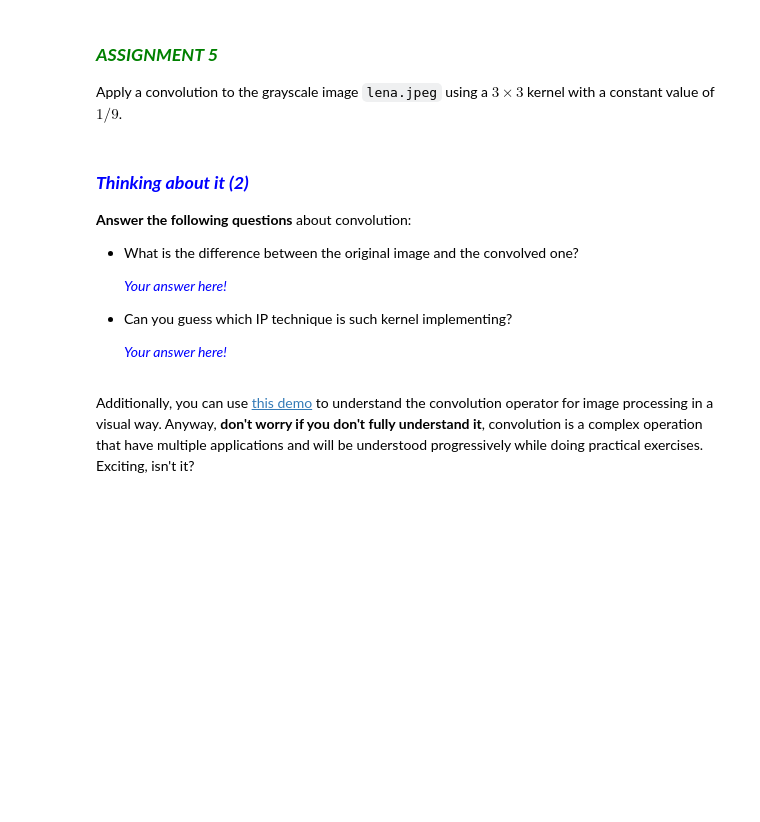
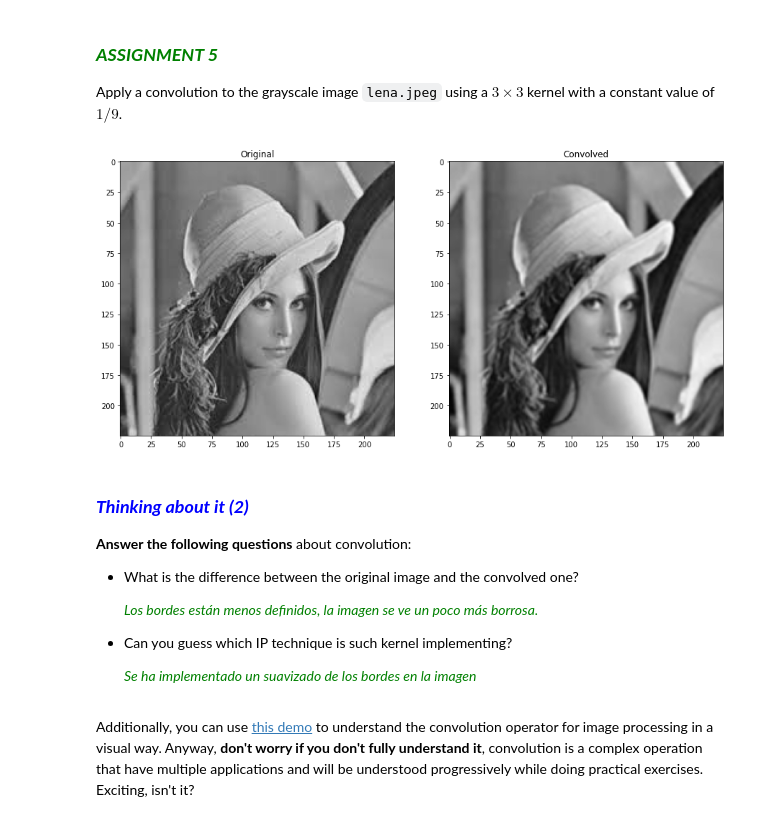
Before and after one commit to jxtaaa/uma_cv_2022, a Jupyter notebook: Chapter 02. Image processing/2.1 IP tools.ipynb, the cells around one changed output. Cells and saved outputs as stored; diff of their text form; code cells hidden in the pictures; blank space fills up the shorter version.

```diff
--- a/Chapter 02. Image processing/2.1 IP tools.ipynb
+++ b/Chapter 02. Image processing/2.1 IP tools.ipynb
@@ -351,24 +349,27 @@ Apply a convolution to the grayscale image `lena.jpeg` using a $3\times3$ kernel
 # %%
 # ASSIGNMENT 5
 # Read the image
-image = None
+image = cv2.imread(images_path + 'lena.jpeg',cv2.IMREAD_GRAYSCALE)
 
 # Define the kernel
-kernel = None
+kernel = np.matrix([[1/9,1/9,1/9],[1/9,1/9,1/9],[1/9,1/9,1/9]])
+
 
 # Apply convolution (note that convolution cannot return negative values using this kernel)
-im_conv = None
+im_conv = cv2.filter2D(image,cv2.CV_8U, kernel)
 
 # Show original image
-plt.subplot(121)
+plt.subplot(1,2,1)
 plt.title('Original')
-plt.imshow(None, None)
+plt.imshow(image, cmap = 'gray')
 
 # Show convolved image
-plt.subplot(122)
+plt.subplot(1,2,2)
 plt.title('Convolved')
-plt.imshow(None, None)
+plt.imshow(im_conv, cmap = 'gray')
 plt.show()
+# %% [output]
+[figure, added]
 # %% [markdown]
 ### <font color="blue"><b><i>Thinking about it (2)</i></b></font>
 
@@ -376,11 +377,11 @@ plt.show()
 
 - What is the difference between the original image and the convolved one?
 
-    <p style="margin: 4px 0px 6px 5px; color:blue"><i>Your answer here!</i></p>
+    <p style="margin: 4px 0px 6px 5px; color:green"><i>Los bordes están menos definidos, la imagen se ve un poco más borrosa.</i></p>
 
 - Can you guess which IP technique is such kernel implementing?
 
-    <p style="margin: 4px 0px 6px 5px; color:blue"><i>Your answer here!</i></p>
+    <p style="margin: 4px 0px 6px 5px; color:green"><i>Se ha implementado un suavizado de los bordes en la imagen</i></p>
 # %% [markdown]
 Additionally, you can use [this demo](https://setosa.io/ev/image-kernels/) to understand the convolution operator for image processing in a visual way. Anyway, **don't worry if you don't fully understand it**, convolution is a complex operation that have multiple applications and will be understood progressively while doing practical exercises. Exciting, isn't it?
 # %% [markdown]
```
Also changed, not shown: parts of 5 cells of this notebook, 2 other files.
